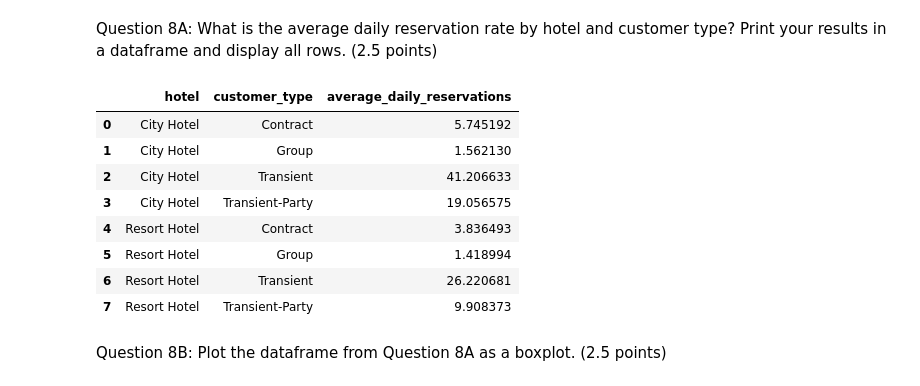
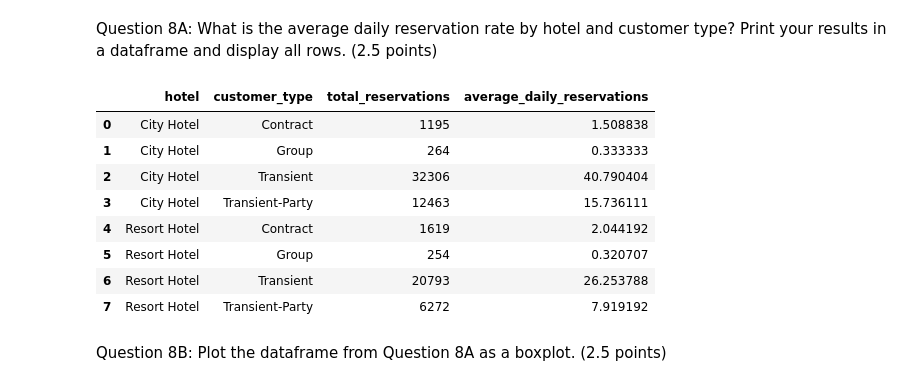
Before and after one commit to khatgarhaastha/MSAI339_HW1, a Jupyter notebook: Aastha_Khatgarh_MSAI339_HW1.ipynb, the cells around one changed output. Saved outputs shown, nothing was run; the diff lists cells and outputs as text; code cells hidden in the pictures.

```diff
--- a/Aastha_Khatgarh_MSAI339_HW1.ipynb
+++ b/Aastha_Khatgarh_MSAI339_HW1.ipynb
@@ -357,29 +352,33 @@ plt.show()
 [figure]
 # %% [markdown]
 Question 8A: What is the average daily reservation rate by hotel and customer type? Print your results in a dataframe and display all rows. (2.5 points)
-# %%
-# Assuming the reservations that are asked in the question are the not_cancelled one, i.e. reservations that
-# translate into an occupied room
-
-# 1. group the data into hotel, arrival_date, customer_type and make a column to store the values of that particular combination
-daily_reservations = non_canceled_reservations.groupby(['hotel', 'arrival_date', 'customer_type']).size().reset_index(name = 'daily_reservations')
-
-# 2. Group the resulting data by hotel and customer_type to determine averae daily reservation
-average_daily_reservations = daily_reservations.groupby(['hotel', 'customer_type'])['daily_reservations'].mean().reset_index(name = 'average_daily_reservations')
-
-
-#average_daily_reservations.head(20)
-pd.set_option('display.max_rows', None)
-average_daily_reservations
-# %% [output]
-|  | hotel | customer_type | average_daily_reservations |
-| 0 | City Hotel | Contract | 5.745192 |
-| 1 | City Hotel | Group | 1.562130 |
-| 2 | City Hotel | Transient | 41.206633 |
-| 3 | City Hotel | Transient-Party | 19.056575 |
-| 4 | Resort Hotel | Contract | 3.836493 |
-| 5 | Resort Hotel | Group | 1.418994 |
-| 6 | Resort Hotel | Transient | 26.220681 |
-| 7 | Resort Hotel | Transient-Party | 9.908373 |
+# %%
+#finding total number of days including the days when there were 0 reservations
+
+max_date = non_canceled_reservations['arrival_date'].max()
+min_date = non_canceled_reservations['arrival_date'].min()
+
+total_days = (max_date - min_date).days
+total_days
+
+# first we calculated the total reservations for each combination of hotel and customer type
+reservations_by_hotel_customer = non_canceled_reservations.groupby(['hotel', 'customer_type']).size().reset_index(name = 'total_reservations')
+reservations_by_hotel_customer
+
+# average daily reservation for each combination of hotel and customer type
+# Calculate the daily average reservations by dividing total_reservations by total_days
+
+reservations_by_hotel_customer['average_daily_reservations'] = reservations_by_hotel_customer['total_reservations'] / total_days
+reservations_by_hotel_customer
+# %% [output]
+|  | hotel | customer_type | total_reservations | average_daily_reservations |
+| 0 | City Hotel | Contract | 1195 | 1.508838 |
+| 1 | City Hotel | Group | 264 | 0.333333 |
+| 2 | City Hotel | Transient | 32306 | 40.790404 |
+| 3 | City Hotel | Transient-Party | 12463 | 15.736111 |
+| 4 | Resort Hotel | Contract | 1619 | 2.044192 |
+| 5 | Resort Hotel | Group | 254 | 0.320707 |
+| 6 | Resort Hotel | Transient | 20793 | 26.253788 |
+| 7 | Resort Hotel | Transient-Party | 6272 | 7.919192 |
 # %% [markdown]
 Question 8B: Plot the dataframe from Question 8A as a boxplot. (2.5 points)
```
Also changed, not shown: parts of 14 cells of this notebook.
